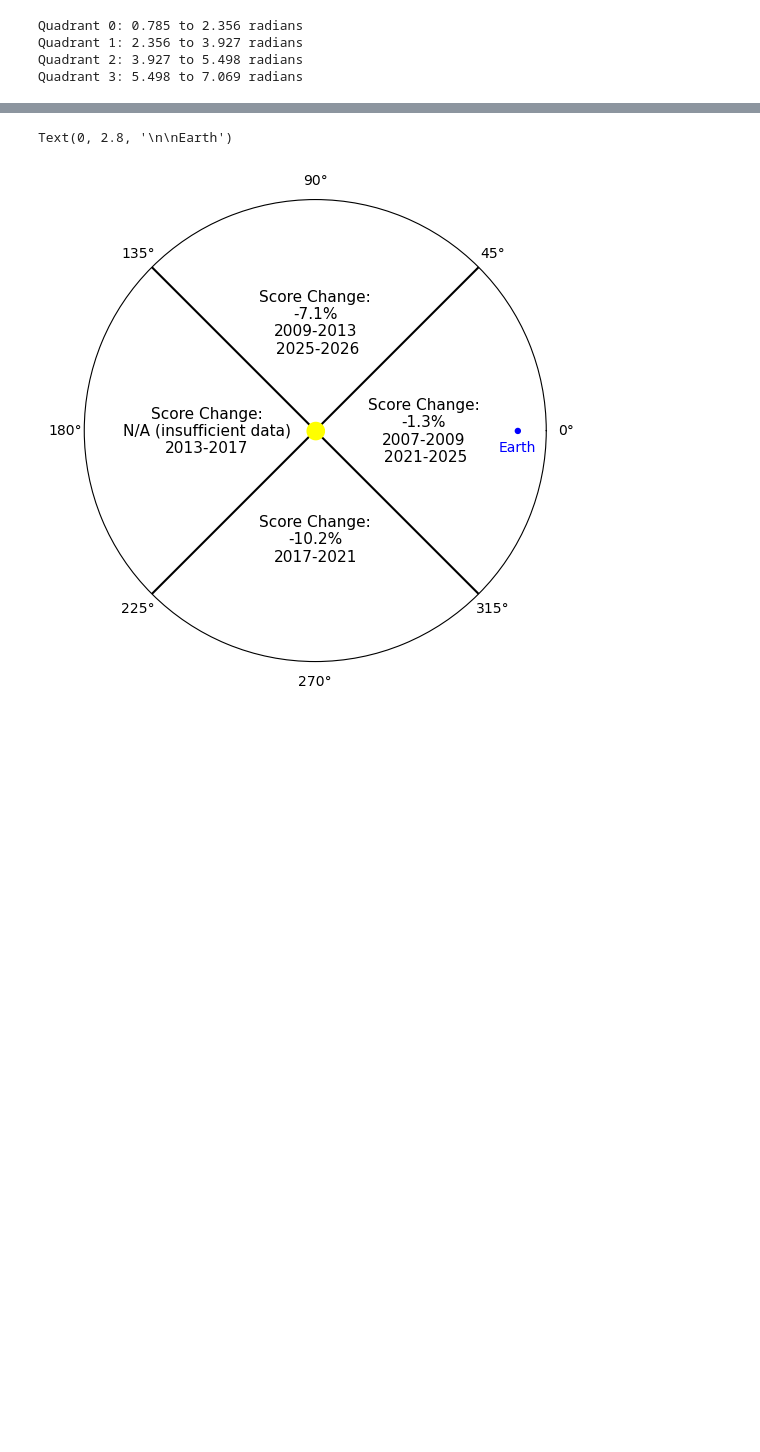
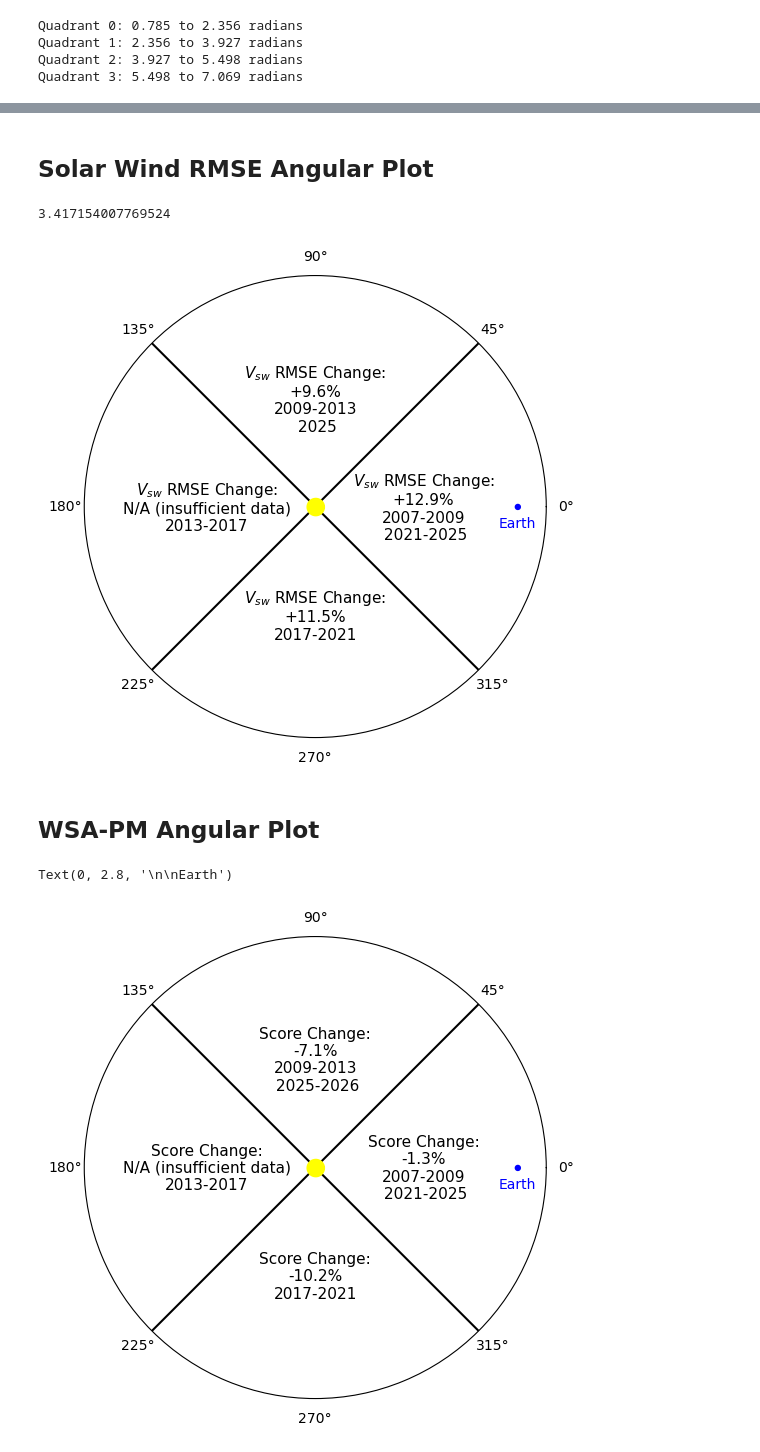
Before and after one commit to ddasilva/Mars_L1_Stereo_Analysis, a Jupyter notebook: New Analysis.ipynb, the cells around one changed output, grey strips where cells are left out. Saved outputs shown, nothing was run; the diff lists cells and outputs as text; code cells hidden in the pictures; blank space fills up the shorter version.

```diff
--- a/New Analysis.ipynb
+++ b/New Analysis.ipynb
@@ -515,3 +468,59 @@ print(tmp/len(df_final_stereo))
+# %% [markdown]
+## Solar Wind RMSE Angular Plot
+# %%
+fig, ax = plt.subplots(subplot_kw={'projection': 'polar'}, figsize=(6, 6))
+tmp =0
+
+errors = []
+from datetime import datetime
+
+for i, (a, b) in enumerate(regions):
+    a = np.rad2deg(a)
+    b = np.rad2deg(b)
+    stereo_mask = (df_final_stereo.stereo_angle > a) & (df_final_stereo.stereo_angle  < b)
+    if b > 360:
+        stereo_mask |= (df_final_stereo.stereo_angle < b - 360)
+
+    earth_mask = (df_final_earth.stereo_angle > a) & (df_final_earth.stereo_angle  < b)
+    if b > 360:
+        earth_mask |= (df_final_earth.stereo_angle < b - 360)
+
+    err_stereo = np.sqrt(np.nanmean(np.square(df_final_stereo.loc[stereo_mask, 'Vp_obs'] - df_final_stereo.loc[stereo_mask, 'Vp'])))
+    err_earth = np.sqrt(np.nanmean(np.square(df_final_earth.loc[earth_mask, 'Vp_obs'] - df_final_earth.loc[earth_mask, 'Vp'])))
+
+    if i == 1:
+        rel_err = 'N/A (insufficient data)'
+    else:
+        rel_err = f'+{100 * (err_stereo - err_earth) / err_earth:.1f}%'
+
+    stereo_years = sorted(set(juldate.year for juldate in df_final_stereo.loc[stereo_mask, 'juldate']))
+    year_labels = format_year_ranges(stereo_years).replace(',', '\n')
+
+    ax.text(np.deg2rad(a + b) / 2, 1.5, r'$V_{sw}$' + f' RMSE Change:\n{rel_err}\n{year_labels}',
+            fontsize=11, ha='center', va='center')
+    ax.plot([np.deg2rad(a), np.deg2rad(a)], [0, 3.2], 'k-')
+
+    ax.grid(0)
+    tmp += mask.sum()
+    ax.set_rticks([])
+
+
+ax.set_rlim(0, 3.2)
+
+# Plot the sun
+theta = np.linspace(0, 2 * np.pi, 100)
+radius = np.full_like(theta, .1)
+ax.fill_between(theta, 0, radius, color='yellow', linewidth=3, zorder=999)
+
+ax.text(0, 2.8, '⚫', color='blue', ha='center', va='center')
+ax.text(0, 2.8, '\n\nEarth', color='blue', ha='center', va='center')
+
+print(tmp/len(df_final_stereo))
+# %% [output]
+3.417154007769524
+[figure, added]
+# %% [markdown]
+## WSA-PM Angular Plot
 # %%
 import numpy as np
 from datetime import datetime
```
Also changed, not shown: parts of 13 cells of this notebook.
